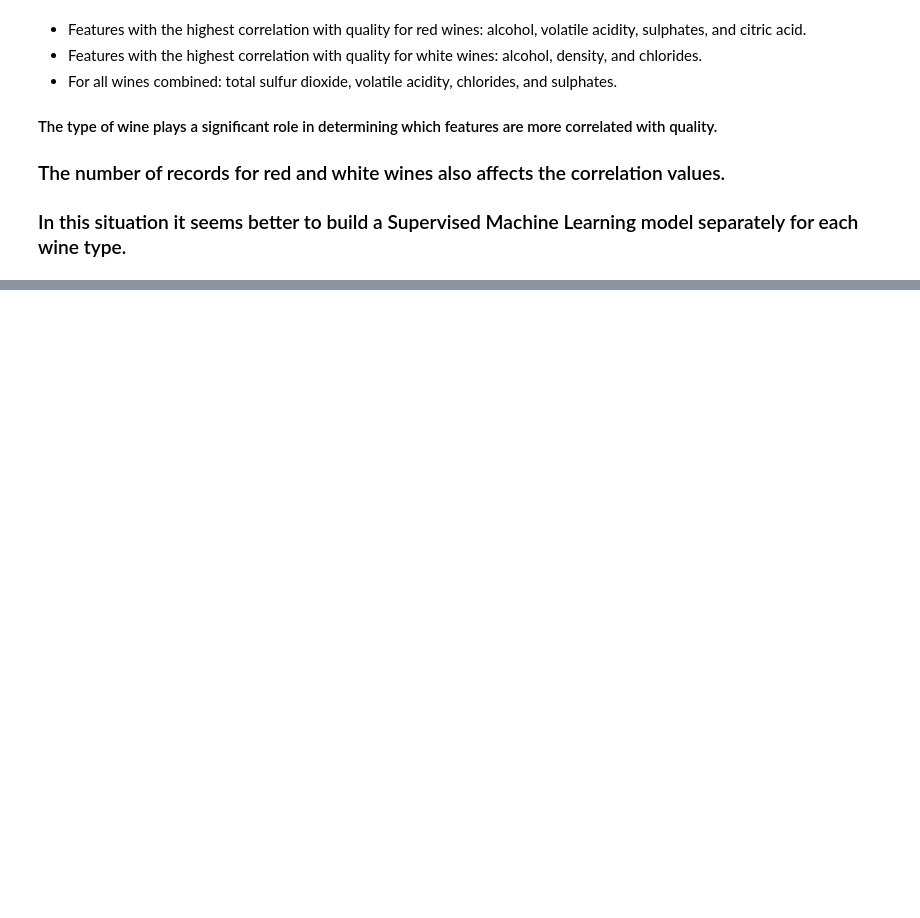
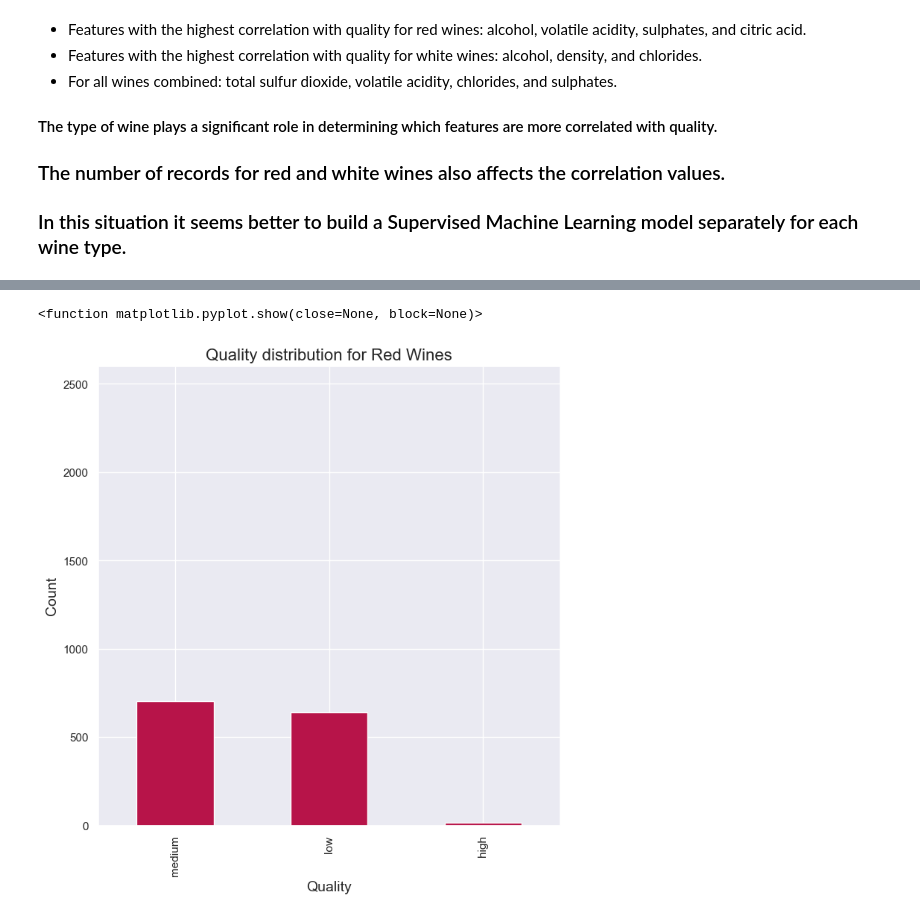
Before and after one commit to airsahin/Wine-Quality, a Jupyter notebook: WineQuality.ipynb, the cells around one changed output, grey strips where cells are left out. Saved outputs shown, nothing was run; the diff lists cells and outputs as text; code cells hidden in the pictures; blank space fills up the shorter version.

```diff
--- a/WineQuality.ipynb
+++ b/WineQuality.ipynb
@@ -630,0 +719,15 @@ df_wines.to_csv('all_wine_data.csv', index=False)
+# %%
+# create a barplot for red wines according to quality label
+
+plt.figure(figsize=(8, 8))
+
+df_red['quality_label'].value_counts().plot(kind='bar', color='#b71449')
+
+plt.ylim(0,2600)
+plt.title('Quality distribution for Red Wines', fontsize=16)
+plt.xlabel('Quality', fontsize=14 )  # Set the x-axis label and font size
+plt.ylabel('Count', fontsize=14)          # Set the y-axis label and font size
+plt.show
+# %% [output]
+<function matplotlib.pyplot.show(close=None, block=None)>
+[figure, added]
```
Also changed, not shown: parts of 11 cells of this notebook, 3 other files.
